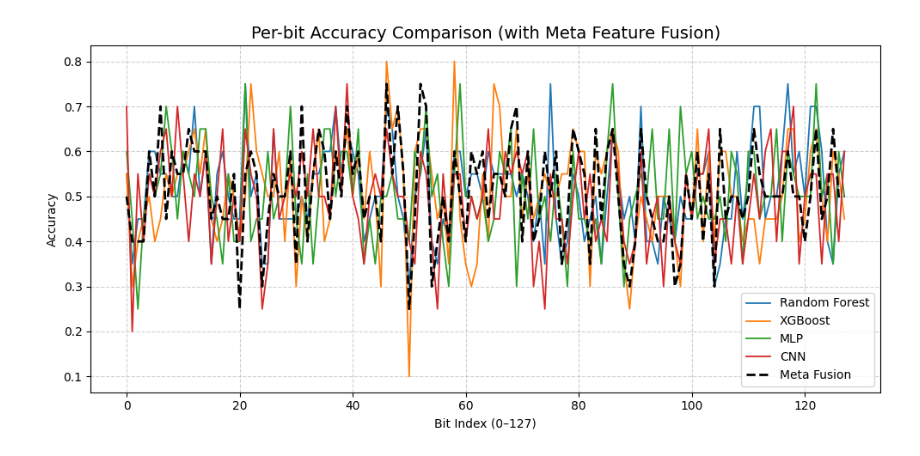
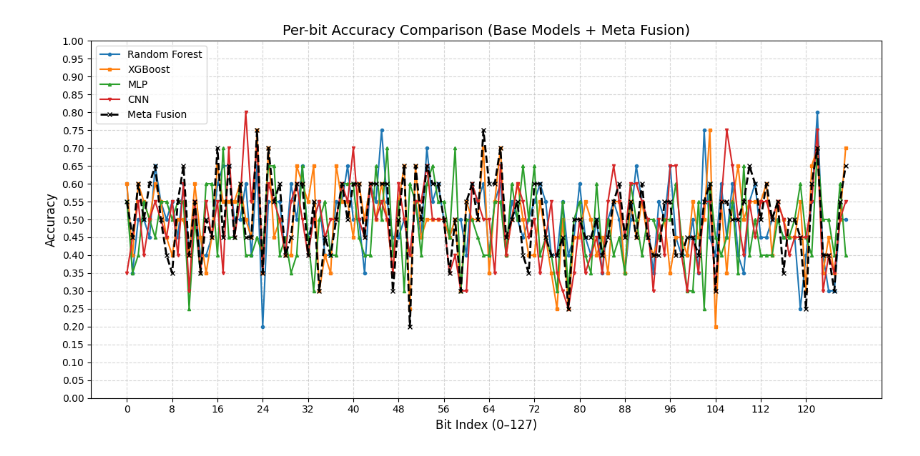
Before and after one commit to VrindaBajaj20/ai-attack-snow3g-nea1, a Jupyter notebook: experiments/meta_future_fusion.ipynb, the cells around one changed output. Drawn from its saved outputs; the diff is of its cells as text; code cells hidden in the pictures.

```diff
--- a/experiments/meta_future_fusion.ipynb
+++ b/experiments/meta_future_fusion.ipynb
@@ -32,20 +32,17 @@ required_columns = ["KEY", "Direction", "LENGTH", "COUNT", "Bearer ID", "Keystre
 if not all(col in df.columns for col in required_columns):
     raise ValueError(f"Missing required columns: {', '.join(required_columns)}")
 # %%
-# Convert binary string to numpy array of bits
-def binstr_to_bits(bin_str):
-    return np.array([int(b) for b in bin_str])
+# --- Step 3: Hex to bits conversion ---
+def hex_to_bits(hex_str):
+    # Sometimes your column may have float format; convert to str first
+    hex_str = str(hex_str).split('E')[0]  # remove scientific notation if present
+    return np.array([int(b) for b in bin(int(hex_str, 16))[2:].zfill(128)])
 
-df['Keystream_bits'] = df['Keystream'].apply(binstr_to_bits)
-df['Key_bits'] = df['KEY'].apply(lambda k: np.array([int(b) for b in bin(int(k,16))[2:].zfill(128)]))
+# Apply conversion to columns
+df['Keystream_bits'] = df['Keystream_hex'].apply(hex_to_bits)
+df['Key_bits'] = df['KEY'].apply(hex_to_bits)
 
-# Stack into ML-ready arrays
 X = np.stack(df['Keystream_bits'].values).astype(np.float32)
 y = np.stack(df['Key_bits'].values).astype(np.int32)
 
-# Train-test split
 X_train, X_test, y_train, y_test = train_test_split(X, y, test_size=0.2, random_state=42)
-
-print("Preprocessing done. Shapes:")
-print("X_train:", X_train.shape, "y_train:", y_train.shape)
-print("X_test:", X_test.shape, "y_test:", y_test.shape)
@@ -125,16 +118,44 @@ Meta-Fusion Bitwise Accuracy: 51.25%
 # %%
-plt.figure(figsize=(10,5))
-plt.plot(bitwise_acc_rf, label="Random Forest", linewidth=1.3)
-plt.plot(bitwise_acc_xgb, label="XGBoost", linewidth=1.3)
-plt.plot(bitwise_acc_mlp, label="MLP", linewidth=1.3)
-plt.plot(bitwise_acc_cnn, label="CNN", linewidth=1.3)
-plt.plot(bitwise_acc_meta, label="Meta Fusion", linewidth=2.0, color='black', linestyle='--')
+import matplotlib.pyplot as plt
+import numpy as np
 
-plt.title("Per-bit Accuracy Comparison (with Meta Feature Fusion)", fontsize=14)
-plt.xlabel("Bit Index (0–127)")
-plt.ylabel("Accuracy")
+# --- Compute bitwise predictions for all base models ---
+
+# Random Forest
+y_pred_rf = rf.predict(X_test)
+bitwise_acc_rf = np.mean(y_pred_rf == y_test, axis=0)
+
+# XGBoost
+y_pred_xgb = np.column_stack([model.predict(X_test) for model in xgb_models])
+bitwise_acc_xgb = np.mean(y_pred_xgb == y_test, axis=0)
+
+# MLP
+y_pred_mlp = (mlp.predict(X_test) > 0.5).astype(int)
+bitwise_acc_mlp = np.mean(y_pred_mlp == y_test, axis=0)
+
+# CNN
+X_test_cnn = X_test.reshape(-1, 128, 1)
+y_pred_cnn = (cnn.predict(X_test_cnn) > 0.5).astype(int)
+bitwise_acc_cnn = np.mean(y_pred_cnn == y_test, axis=0)
+
+# Meta Fusion
+bitwise_acc_meta = np.mean(y_pred_meta == y_test, axis=0)
+
+# --- Plot per-bit accuracy ---
+plt.figure(figsize=(12,6))
+plt.plot(range(128), bitwise_acc_rf,  label="Random Forest", linewidth=1.5, marker='o', markersize=3)
+plt.plot(range(128), bitwise_acc_xgb, label="XGBoost",       linewidth=1.5, marker='s', markersize=3)
+plt.plot(range(128), bitwise_acc_mlp, label="MLP",           linewidth=1.5, marker='^', markersize=3)
+plt.plot(range(128), bitwise_acc_cnn, label="CNN",           linewidth=1.5, marker='v', markersize=3)
+plt.plot(range(128), bitwise_acc_meta,label="Meta Fusion",  linewidth=2.0, color='black', linestyle='--', marker='x', markersize=4)
+
+plt.title("Per-bit Accuracy Comparison (Base Models + Meta Fusion)", fontsize=14)
+plt.xlabel("Bit Index (0–127)", fontsize=12)
+plt.ylabel("Accuracy", fontsize=12)
+plt.xticks(range(0, 128, 8))           # Show every 8th bit for clarity
+plt.yticks(np.arange(0, 1.05, 0.05))   # Accuracy from 0 to 1
+plt.grid(True, linestyle='--', alpha=0.5)
 plt.legend()
-plt.grid(True, linestyle='--', alpha=0.6)
 plt.tight_layout()
 plt.show()
 # %% [output]
@@ -141 +164 @@ plt.show()
-[figure, old version]
+[figure, new version]
```
Also changed, not shown: parts of 5 cells of this notebook.
